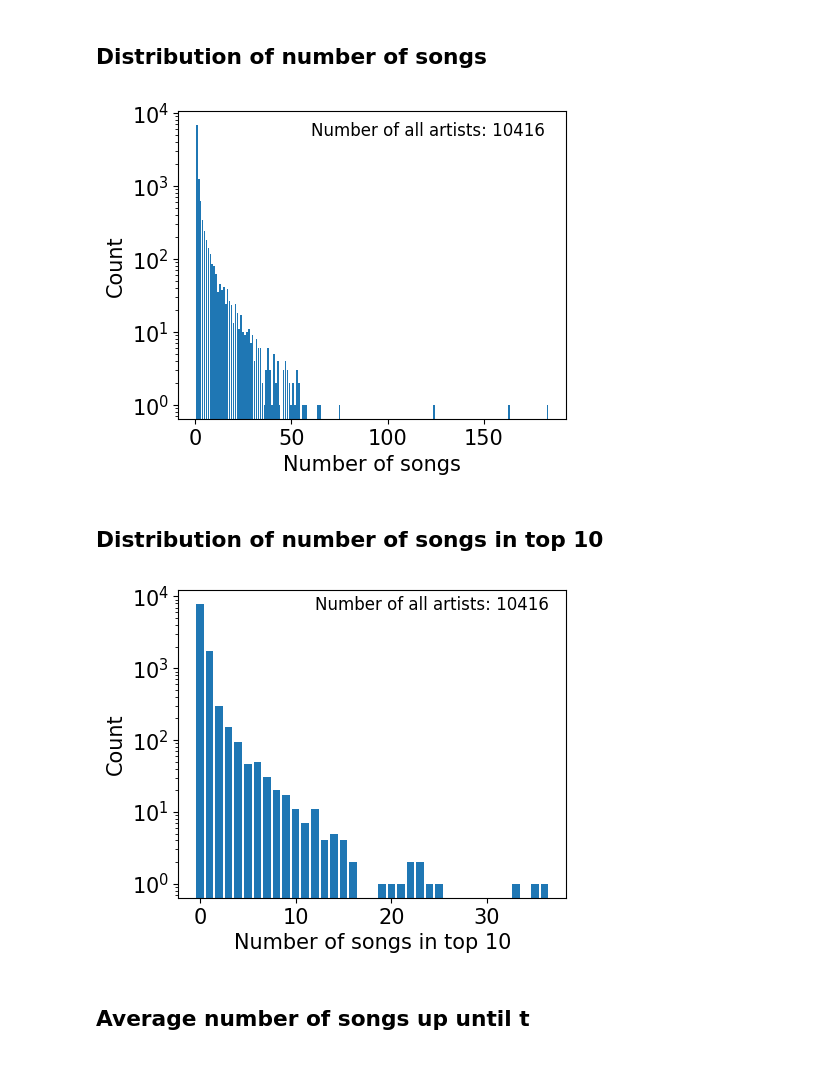
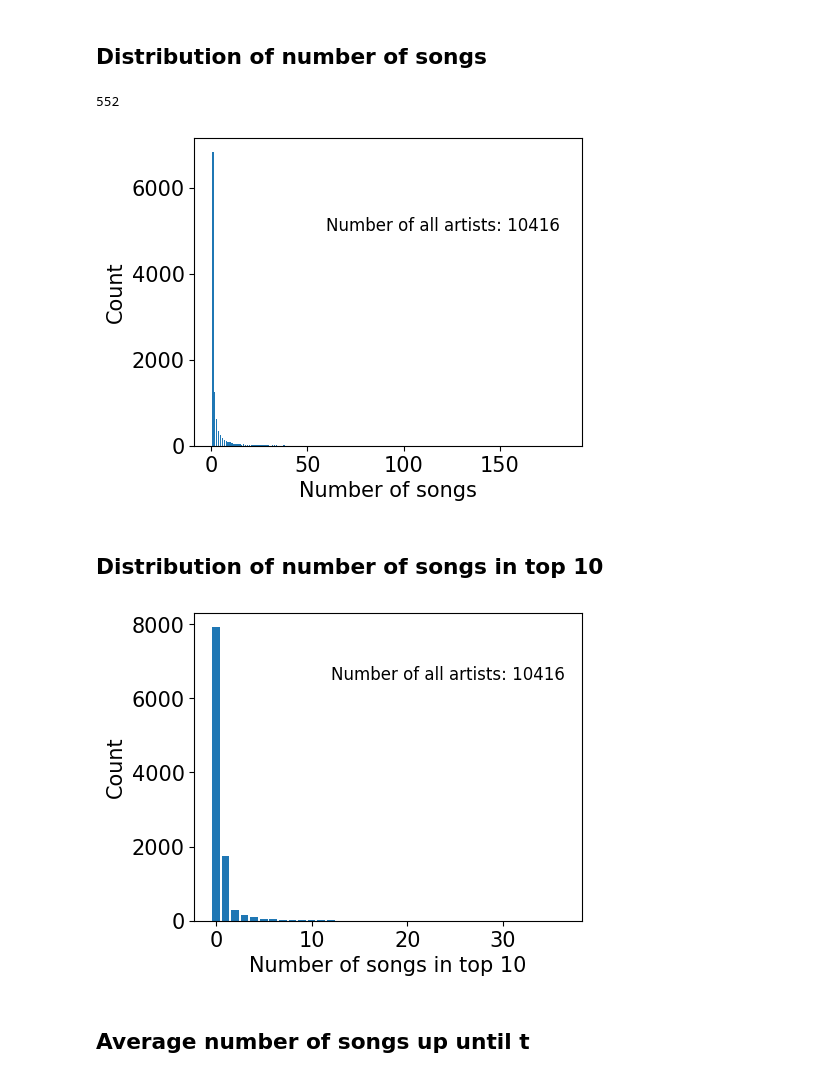
Before and after one commit to martalech/pop_charts_dynamics, a Jupyter notebook: ranking_dynamics_analysis.ipynb, the cells around one changed output. Drawn from its saved outputs; the diff is of its cells as text; code cells hidden in the pictures.

Commit message:
Added new plots

```diff
--- a/ranking_dynamics_analysis.ipynb
+++ b/ranking_dynamics_analysis.ipynb
@@ -653,20 +653,21 @@ plt.show()
 # %%
 plt.figure(figsize=(5, 4))
 
 numbers_of_songs = billboard_hot_100[["artist", "number_of_songs"]].drop_duplicates()
 count_numbers_of_songs = numbers_of_songs["number_of_songs"].value_counts().sort_index()
+print(count_numbers_of_songs[count_numbers_of_songs.index > 10].sum())
 
 plt.bar(count_numbers_of_songs.index, count_numbers_of_songs.values)
 nartists = billboard_hot_100["artist"].nunique()
 plt.text(60, 5000, f"Number of all artists: {nartists}", fontsize=12)
 
 plt.xlabel("Number of songs")
 plt.ylabel("Count")
-plt.yscale("log")
 plt.savefig("figures/number_of_songs_per_artist.pdf", format="pdf", bbox_inches="tight")
 plt.show()
 # %% [output]
+552
-[figure, old version]
+[figure, new version]
 # %% [markdown]
 ## Distribution of number of songs in top 10
 # %%
@@ -683,11 +684,10 @@ plt.text(12, 6500, f"Number of all artists: {nartists}", fontsize=12)
 
 plt.xlabel("Number of songs in top 10")
 plt.ylabel("Count")
-plt.yscale("log")
 plt.savefig("figures/number_of_songs_in_top_10_per_artist.pdf", format="pdf", bbox_inches="tight")
 plt.show()
 # %% [output]
-[figure, old version]
+[figure, new version]
 # %% [markdown]
 ## Average number of songs up until t
 # %%
```
Also changed, not shown: parts of 2 cells of this notebook, 14 other files.
